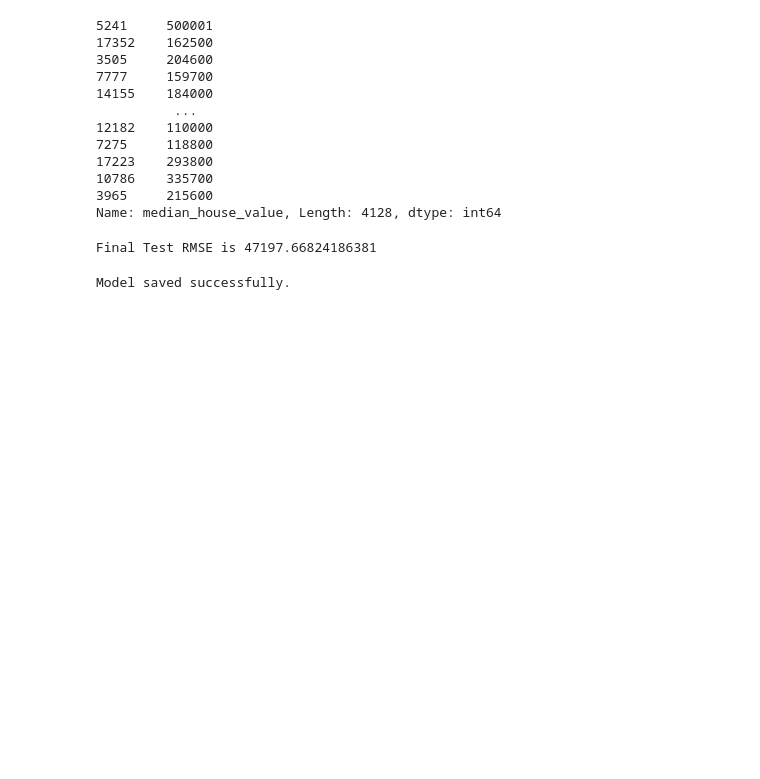
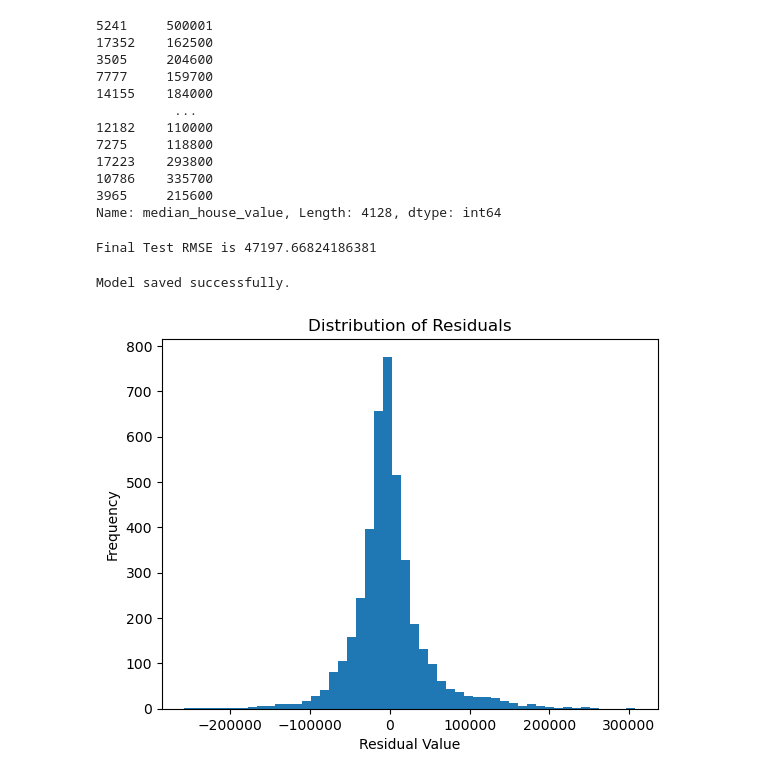
Before and after one commit to LotusNyaupane/Housing_price_prediction, a Jupyter notebook: Housing_price_prediction.ipynb, the cells around one changed output. Drawn from its saved outputs; the diff is of its cells as text; code cells hidden in the pictures; blank space fills up the shorter version.

```diff
--- a/Housing_price_prediction.ipynb
+++ b/Housing_price_prediction.ipynb
@@ -328,0 +331,15 @@ Model saved successfully.
+# %%
+import matplotlib.pyplot as plt
+
+residuals = test_labels - test_predictions
+
+plt.figure()
+plt.hist(residuals, bins=50)
+plt.xlabel("Residual Value")
+plt.ylabel("Frequency")
+plt.title("Distribution of Residuals")
+
+plt.savefig("images/residual_distribution.png", dpi=300, bbox_inches="tight")
+plt.show()
+# %% [output]
+[figure, added]
```
Also changed, not shown: parts of 2 cells of this notebook, 3 other files.
